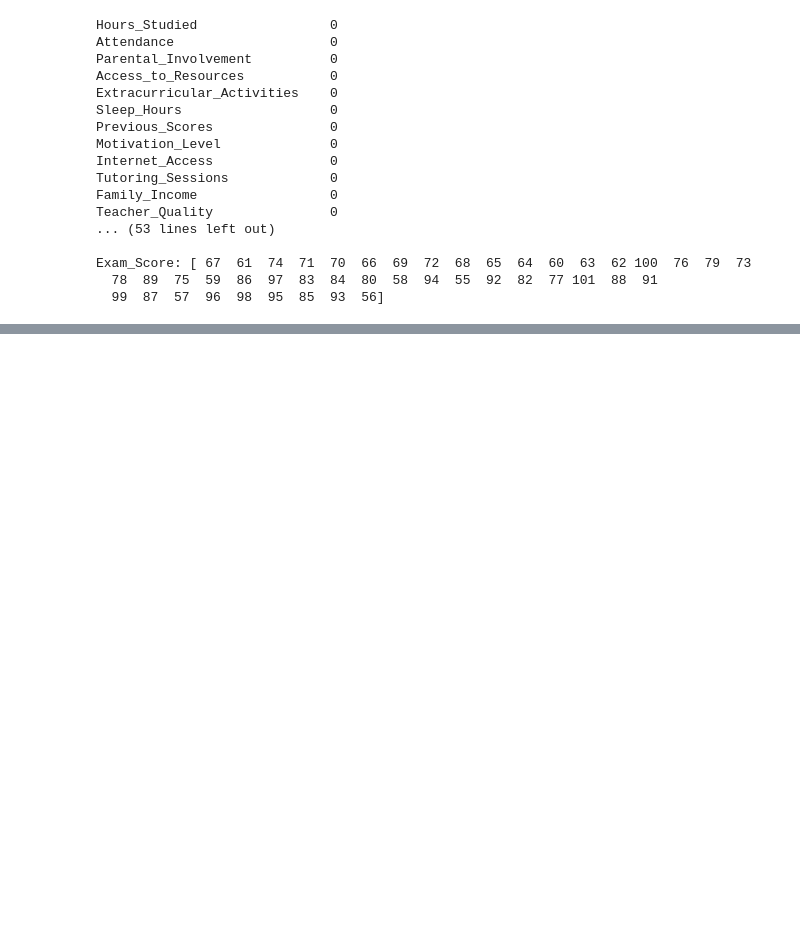
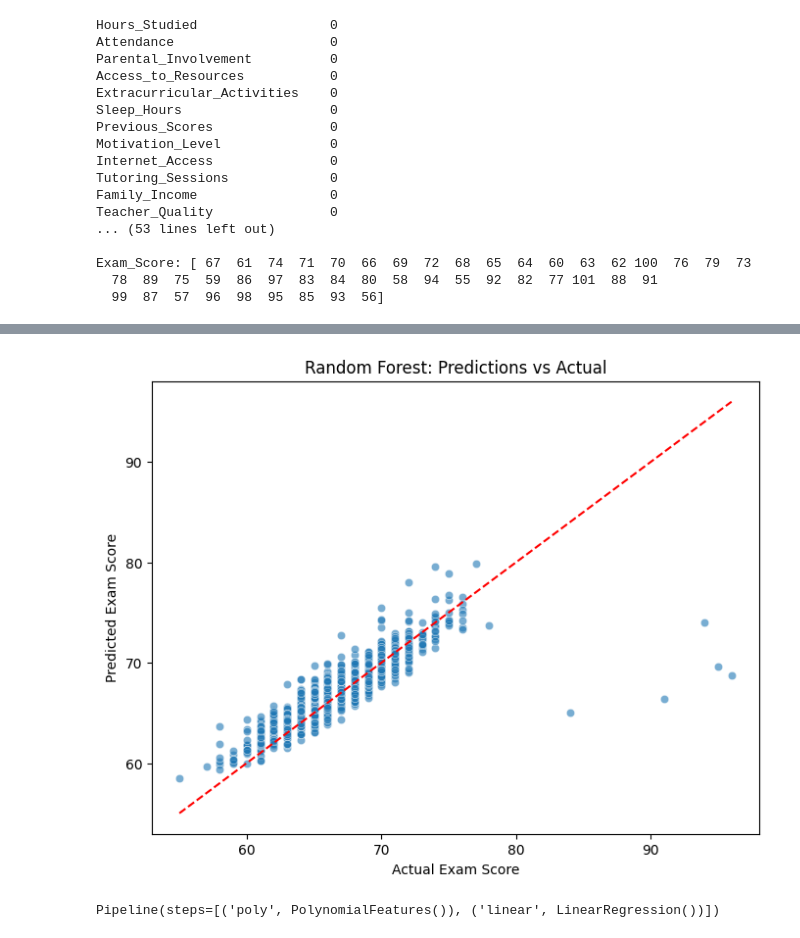
Before and after one commit to Bilal-Ali99/Student_score_prediction, a Jupyter notebook: main.ipynb, the cells around one changed output, grey strips where cells are left out. Saved outputs shown, nothing was run; the diff lists cells and outputs as text; code cells hidden in the pictures; blank space fills up the shorter version.

```diff
--- a/main.ipynb
+++ b/main.ipynb
@@ -514,0 +589,16 @@ Exam_Score: [ 67  61  74  71  70  66  69  72  68  65  64  60  63  62 100  76  79
+# %%
+y_pred_rf = rf.predict(X_test)
+plot_predictions(y_test, y_pred_rf, 'Random Forest')
+# %% [output]
+[figure, added]
+# %%
+from sklearn.preprocessing import PolynomialFeatures
+from sklearn.pipeline import Pipeline
+
+degree = 2
+poly_model = Pipeline([('poly',PolynomialFeatures(degree=degree)),('linear',LinearRegression())])
+X = df[['Hours_Studied']]
+y = df['Exam_Score']
+poly_model.fit(X,y)
+# %% [output]
+Pipeline(steps=[('poly', PolynomialFeatures()), ('linear', LinearRegression())])
```
Also changed, not shown: parts of 20 cells of this notebook.
